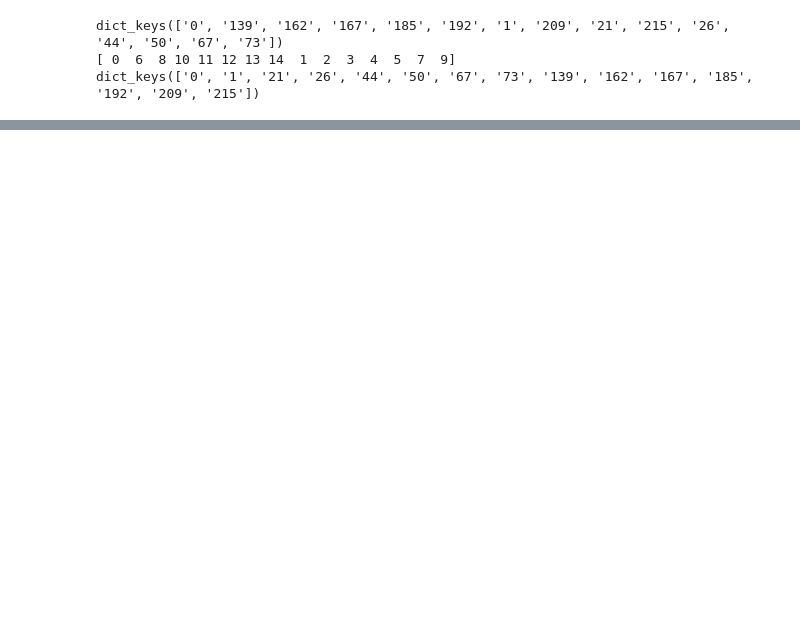
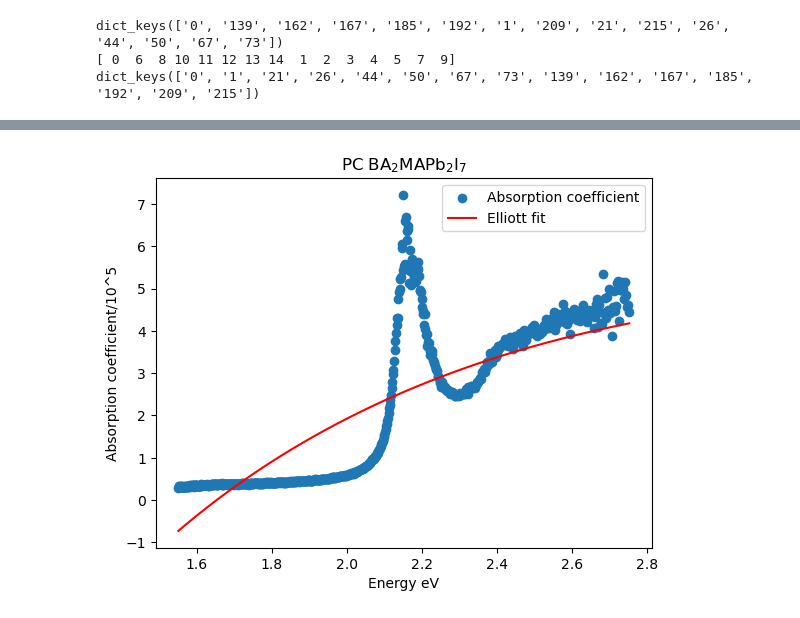
Before and after one commit to Phb22rr/4th-year-project, a Jupyter notebook: Elliott method.ipynb, the cells around one changed output, grey strips where cells are left out. Cells and saved outputs as stored; diff of their text form; code cells hidden in the pictures; blank space fills up the shorter version.

```diff
--- a/Elliott method.ipynb
+++ b/Elliott method.ipynb
@@ -285,0 +311,80 @@ E_B = 0.3493 ± inf
+# %%
+#trying to plot both
+def Elliott(x, A, B, E_G, E_B, sigma):
+    #Exiton bit
+    first_bit = A/ x
+
+    whole_summation_term = np.zeros_like(x, dtype=float)
+    for n in range(1, 10):
+        #dirac delta funciton
+        prefactor = 1/(np.sqrt(2*np.pi*sigma**2))
+        centre = E_G - (E_B/(n**2))
+        exponential = np.exp(-((x-centre)**2)/(2*sigma**2))
+        dirac_delta = prefactor * exponential
+
+        #other elliot equation inside of the sumamtion
+        summation_bit_pre_dirac_delta = (4* np.pi * (E_B**(3/2)))/(n**3)
+        summation_term = summation_bit_pre_dirac_delta * dirac_delta
+
+        whole_summation_term += summation_term
+    Exiton_bit = whole_summation_term * first_bit
+
+    #general bit
+    first_bit = B/ np.where(x == 0, np.inf, x)
+
+        #delta = np.maximum(x - E_G, 1e-6)
+    delta = x-E_G
+    bit_pre_JDoS = np.zeros_like(x)
+    safe = delta > 0
+    wierd_bit = 2*np.pi * np.sqrt(E_B/delta)
+    wierd_bit = 2 * np.pi * np.sqrt(E_B/(delta[safe]))
+    bit_pre_JDoS[safe] = wierd_bit / (1-np.exp(-wierd_bit))
+
+        #JDoS bit
+    JDoS = np.zeros_like(x)
+    JDoS[safe] = np.sqrt(delta[safe])
+    JDoS_term = JDoS * bit_pre_JDoS
+
+    General_bit = first_bit * JDoS_term
+    return (General_bit + Exiton_bit)
+
+
+params, covariance = curve_fit(Elliott, x, y, maxfev=100000)
+
+#initial guesses
+A0 = 0.0348
+B0 = 13.0932
+EG0 = 3
+EB0 = 1
+sigma0 = 0.05
+
+p0 = [A0, B0, EG0, EB0, sigma0]
+
+# Uncertainties (1σ standard deviations)
+#(A_err, E_G_err, E_B_err, test_err) = np.sqrt(np.diag(covariance))
+#A, E_G, E_B, test = params
+(A_err, B_err, E_G_err, E_B_err, sigma_err) = np.sqrt(np.diag(covariance))
+A, B, E_G, E_B, sigma= params
+
+plt.scatter(x, y)
+plt.plot(x, Elliott(x, *params), color='red')
+plt.legend(['Absorption coefficient', 'Elliott fit'])
+plt.ylabel('Absorption coefficient/10^5')
+plt.xlabel('Energy eV')
+if i ==1:
+    title = r"BA$_{2}$PbI$_{4}$"
+if i ==2:
+    title = r"SC BA$_{2}$MAPb$_{2}$I$_{7}$"
+if i ==3:
+    title = r"PC BA$_{2}$MAPb$_{2}$I$_{7}$"
+
+plt.title(title)
+plt.show()
+
+print(f"A = {A:.4f} ± {A_err:.4f}")
+print(f"B = {B:.4f} ± {B_err:.4f}")
+print(f"E_G = {E_G:.4f} ± {E_G_err:.4f}")
+print(f"E_B = {E_B:.4f} ± {E_B_err:.4f}")
+print(f"sigma = {sigma:.4f} ± {sigma_err:.4f}")
+# %% [output]
+[figure, added]
```
Also changed, not shown: parts of 9 cells of this notebook.
